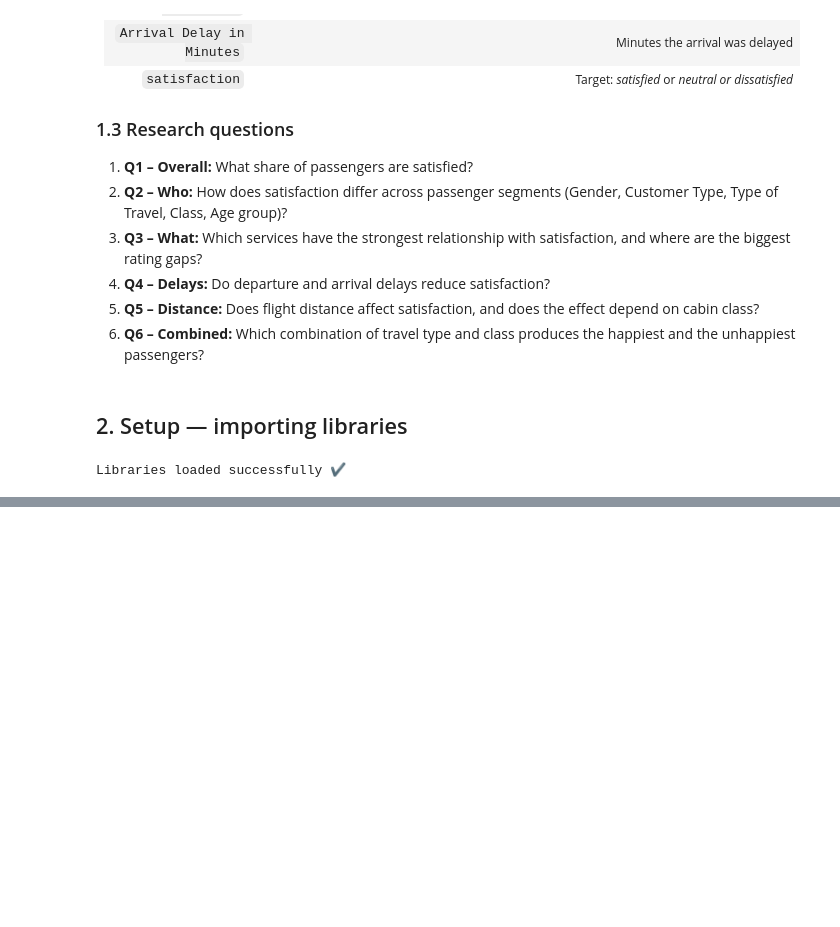
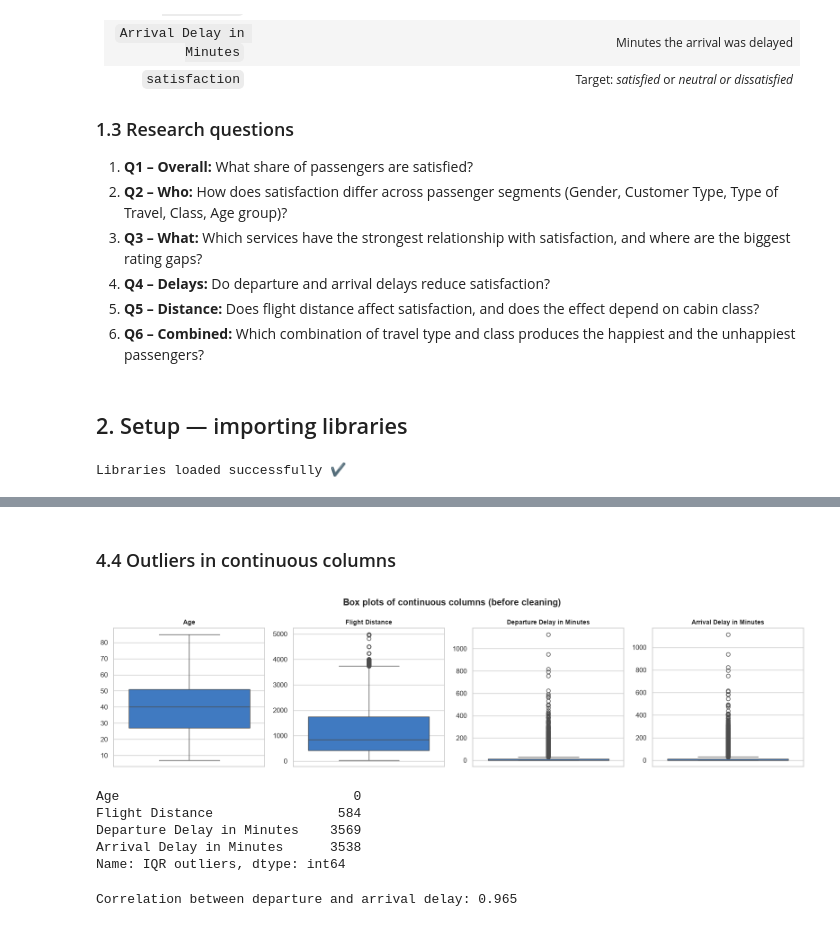
Before and after one commit to hahmed1936/Mid-Project, a Jupyter notebook: Mid-Project-Script.ipynb, the cells around one changed output, grey strips where cells are left out. Cells and saved outputs as stored; diff of their text form; code cells hidden in the pictures; blank space fills up the shorter version.

```diff
--- a/Mid-Project-Script.ipynb
+++ b/Mid-Project-Script.ipynb
@@ -72,0 +77,4 @@ Libraries loaded successfully ✔
+# %%
+raw_df = pd.read_csv(DATA_PATH)
+print(f"Rows: {raw_df.shape[0]:,} | Columns: {raw_df.shape[1]}")
+raw_df.head()
@@ -72,0 +156,4 @@ Libraries loaded successfully ✔
+# %%
+categorical_columns = ["Gender", "Customer Type", "Type of Travel", "Class", "satisfaction"]
+for column in categorical_columns:
+    print(f"{column}: {raw_df[column].value_counts().to_dict()}")
@@ -72,0 +209,36 @@ Libraries loaded successfully ✔
+# %% [markdown]
+### 4.4 Outliers in continuous columns
+# %%
+continuous_columns = ["Age", "Flight Distance", "Departure Delay in Minutes", "Arrival Delay in Minutes"]
+
+fig, axes = plt.subplots(1, 4, figsize=(16, 4))
+for axis, column in zip(axes, continuous_columns):
+    sns.boxplot(y=raw_df[column], ax=axis, color=SATISFIED_COLOR, linewidth=1)
+    axis.set_title(column, fontsize=10)
+    axis.set_ylabel("")
+fig.suptitle("Box plots of continuous columns (before cleaning)", fontweight="bold")
+plt.tight_layout()
+plt.show()
+# %% [output]
+[figure, added]
+# %%
+def count_iqr_outliers(series):
+    """Count values lying outside 1.5 * IQR of a numeric series."""
+    q1, q3 = series.quantile([0.25, 0.75])
+    iqr = q3 - q1
+    return int(((series < q1 - 1.5 * iqr) | (series > q3 + 1.5 * iqr)).sum())
+
+pd.Series({column: count_iqr_outliers(raw_df[column].dropna()) for column in continuous_columns},
+          name="IQR outliers")
+# %% [output]
+Age                              0
+Flight Distance                584
+Departure Delay in Minutes    3569
+Arrival Delay in Minutes      3538
+Name: IQR outliers, dtype: int64
+# %%
+# Are the delay outliers real? Departure and arrival delays should move together
+delay_corr = raw_df["Departure Delay in Minutes"].corr(raw_df["Arrival Delay in Minutes"])
+print(f"Correlation between departure and arrival delay: {delay_corr:.3f}")
+# %% [output]
+Correlation between departure and arrival delay: 0.965
```
Also changed, not shown: parts of 13 cells of this notebook.
